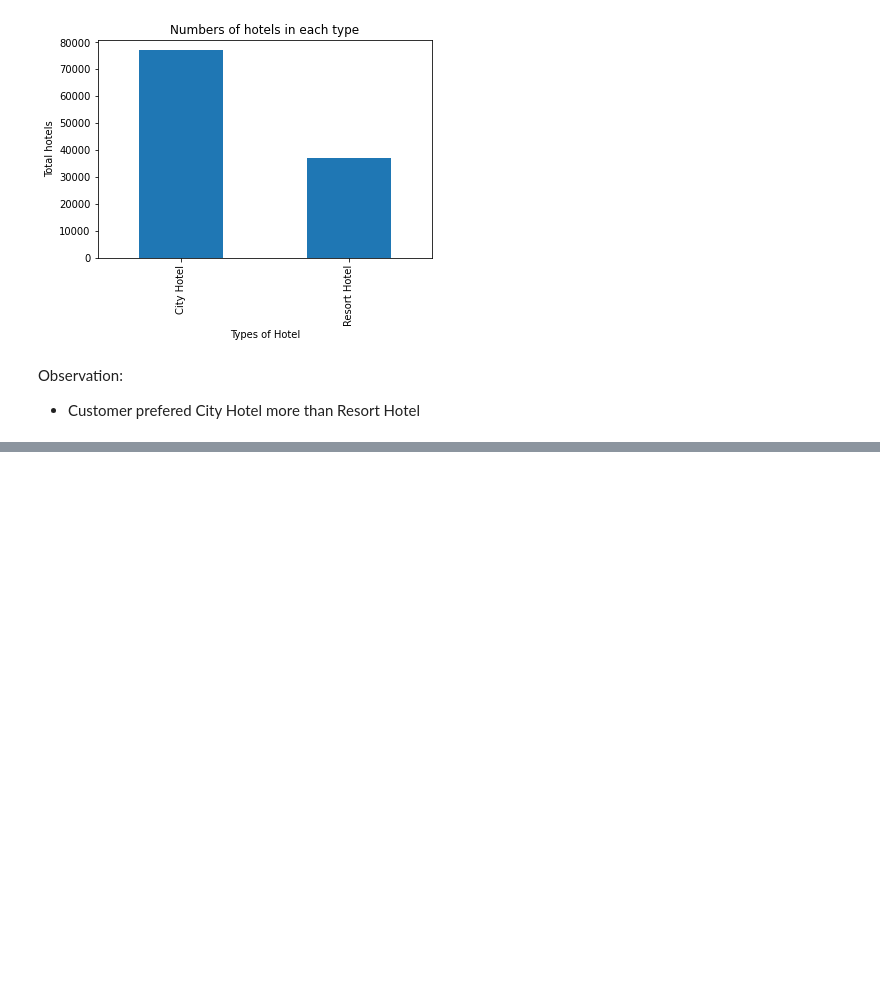
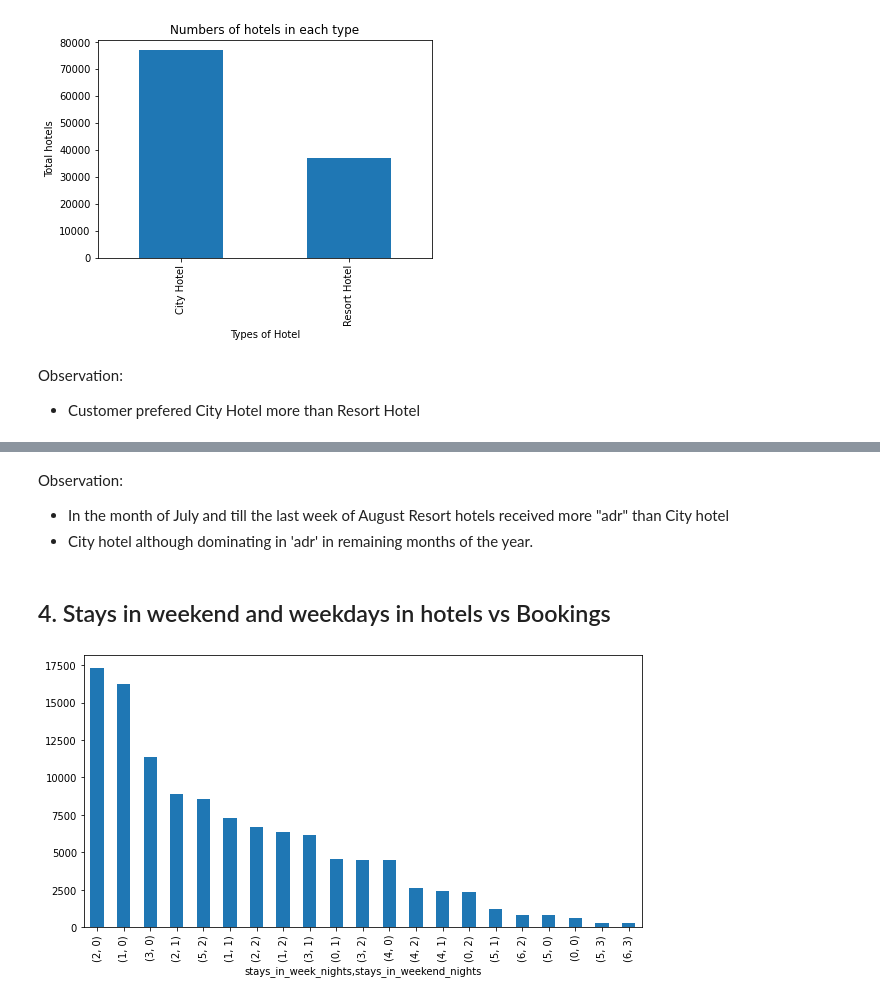
Before and after one commit to ArunPrasath1205/Exploratory-Data-Analysis-on-Hotel-Booking, a Jupyter notebook: Hotel_Bookings_analysis_G_AP.ipynb, the cells around one changed output, grey strips where cells are left out. Saved outputs shown, nothing was run; the diff lists cells and outputs as text; code cells hidden in the pictures; blank space fills up the shorter version.

```diff
--- a/Hotel_Bookings_analysis_G_AP.ipynb
+++ b/Hotel_Bookings_analysis_G_AP.ipynb
@@ -487,0 +528,11 @@ Observation:
+# %% [markdown]
+Observation:
+* In the month of July and till the last week of August Resort hotels received more "adr" than City hotel
+* City hotel although dominating in 'adr' in remaining months of the year.
+# %% [markdown]
+## 4. Stays in weekend and weekdays in hotels vs Bookings
+# %%
+stay = df[["stays_in_week_nights","stays_in_weekend_nights"]].value_counts()
+stay.plot(kind = "bar");
+# %% [output]
+[figure, added]
```
Also changed, not shown: parts of 14 cells of this notebook.
